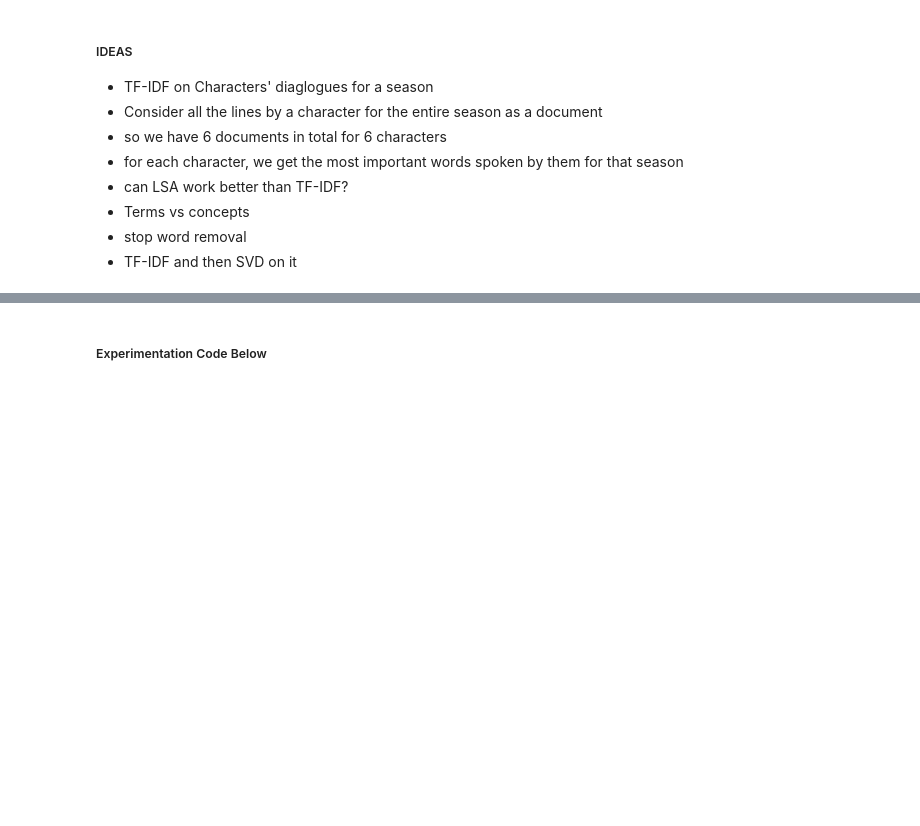
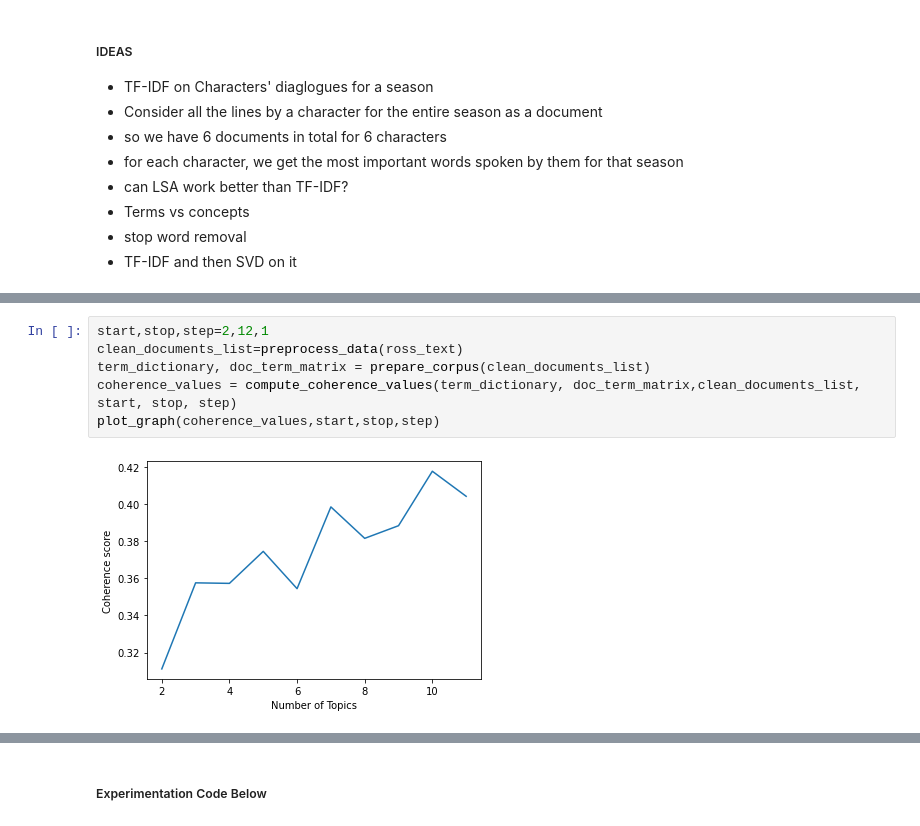
Before and after one commit to sweiner123/msa-iaa-ncsu, a Jupyter notebook: 04. Fall II/Text Analytics/friends-scripts-analysis.ipynb, the cells around one changed output, grey strips where cells are left out. Cells and saved outputs as stored; diff of their text form; blank space fills up the shorter version.

```diff
--- a/04. Fall II/Text Analytics/friends-scripts-analysis.ipynb
+++ b/04. Fall II/Text Analytics/friends-scripts-analysis.ipynb
@@ -473,0 +718,8 @@ P_neutral.to_csv('sentiment_counts.csv',index=False)
+# %%
+start,stop,step=2,12,1
+clean_documents_list=preprocess_data(ross_text)
+term_dictionary, doc_term_matrix = prepare_corpus(clean_documents_list)
+coherence_values = compute_coherence_values(term_dictionary, doc_term_matrix,clean_documents_list, start, stop, step)
+plot_graph(coherence_values,start,stop,step)
+# %% [output]
+[figure, added]
```
Also changed, not shown: parts of 68 cells of this notebook, 2 other files.
